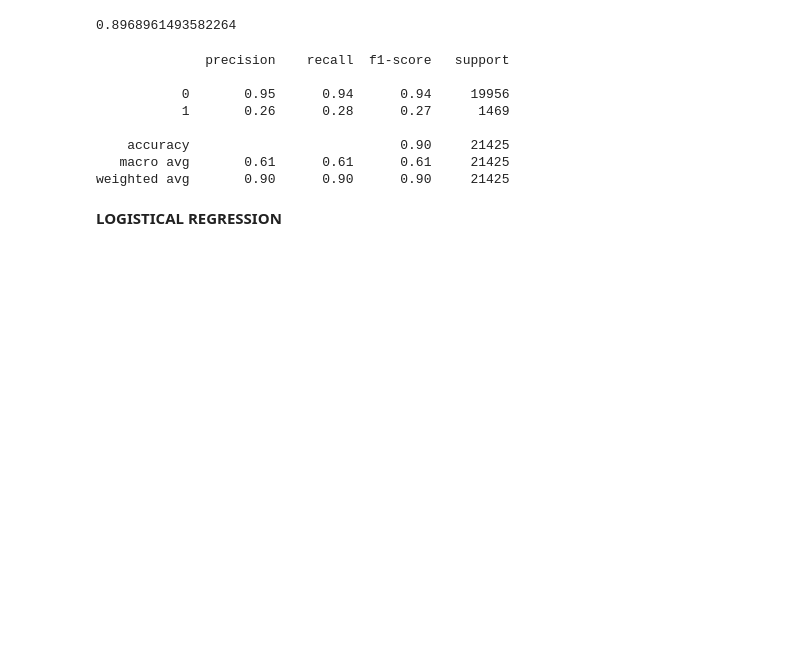
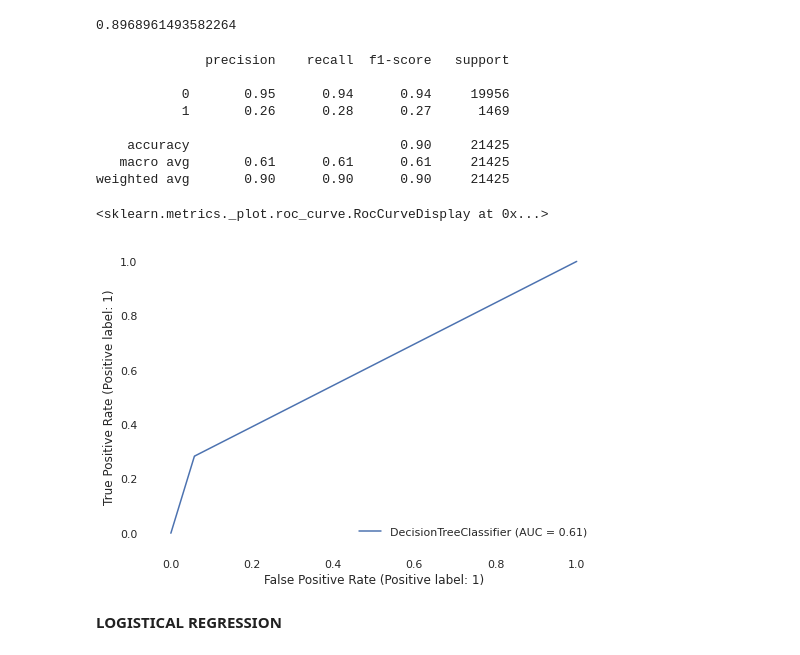
Before and after one commit to Renan-LS/Renan-LS, a Jupyter notebook: cred_score.ipynb, the cells around one changed output. Drawn from its saved outputs; the diff is of its cells as text; code cells hidden in the pictures; blank space fills up the shorter version.

```diff
--- a/cred_score.ipynb
+++ b/cred_score.ipynb
@@ -218,9 +215,13 @@ print(classification_report(Y_cred_test,previews))
    macro avg       0.61      0.61      0.61     21425
 weighted avg       0.90      0.90      0.90     21425
 # %%
-cm = ConfusionMatrix(random_forest_cred)
-cm.fit(X_cred_train,Y_cred_train)
-cm.score(X_cred_test,Y_cred_test)
+# cm = ConfusionMatrix(random_forest_cred)
+# cm.fit(X_cred_train,Y_cred_train)
+# cm.score(X_cred_test,Y_cred_test)
+plot_roc_curve(tree_cred,X_cred_test,Y_cred_test)
+# %% [output]
+<sklearn.metrics._plot.roc_curve.RocCurveDisplay at 0x...>
+[figure, added]
 # %% [markdown]
 **LOGISTICAL REGRESSION**
 # %%
```
Also changed, not shown: parts of 15 cells of this notebook.
